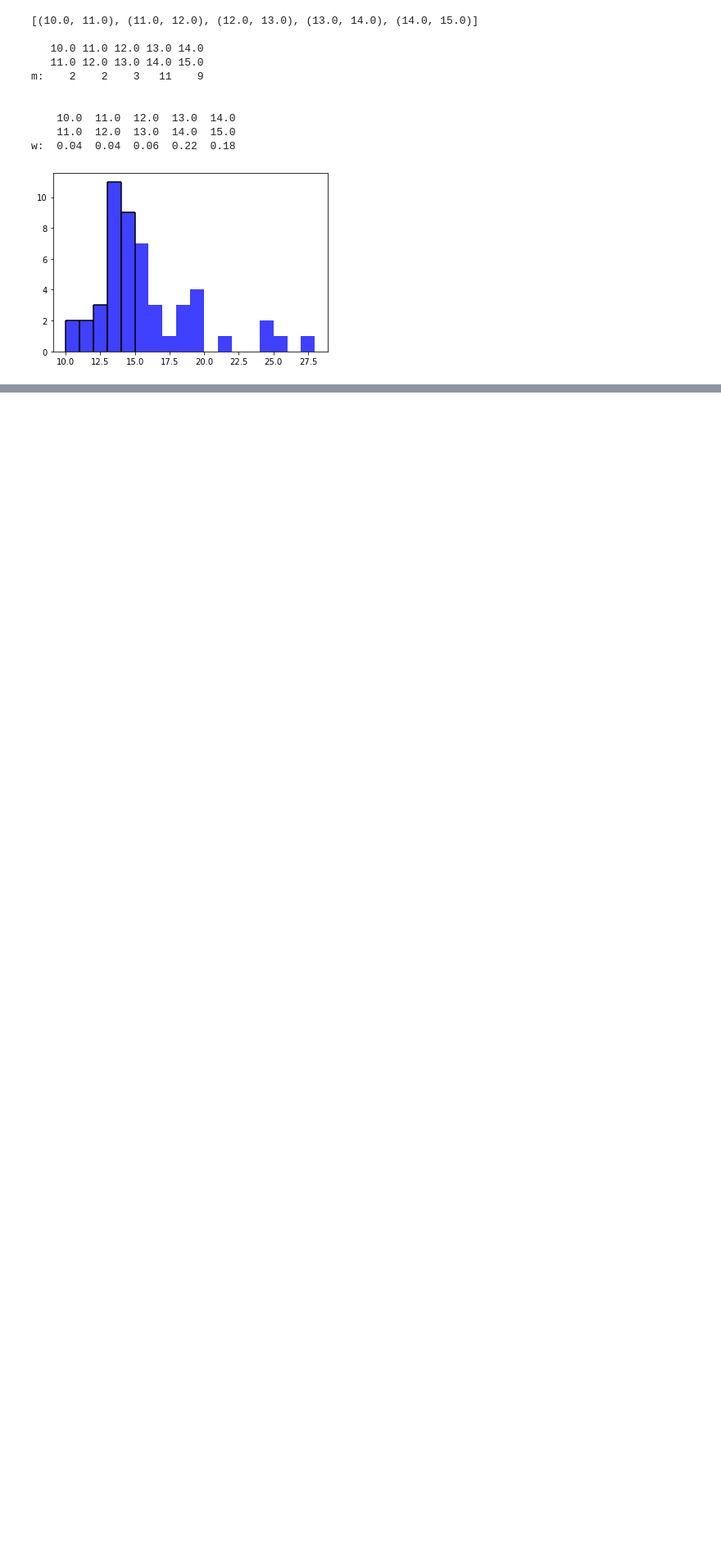
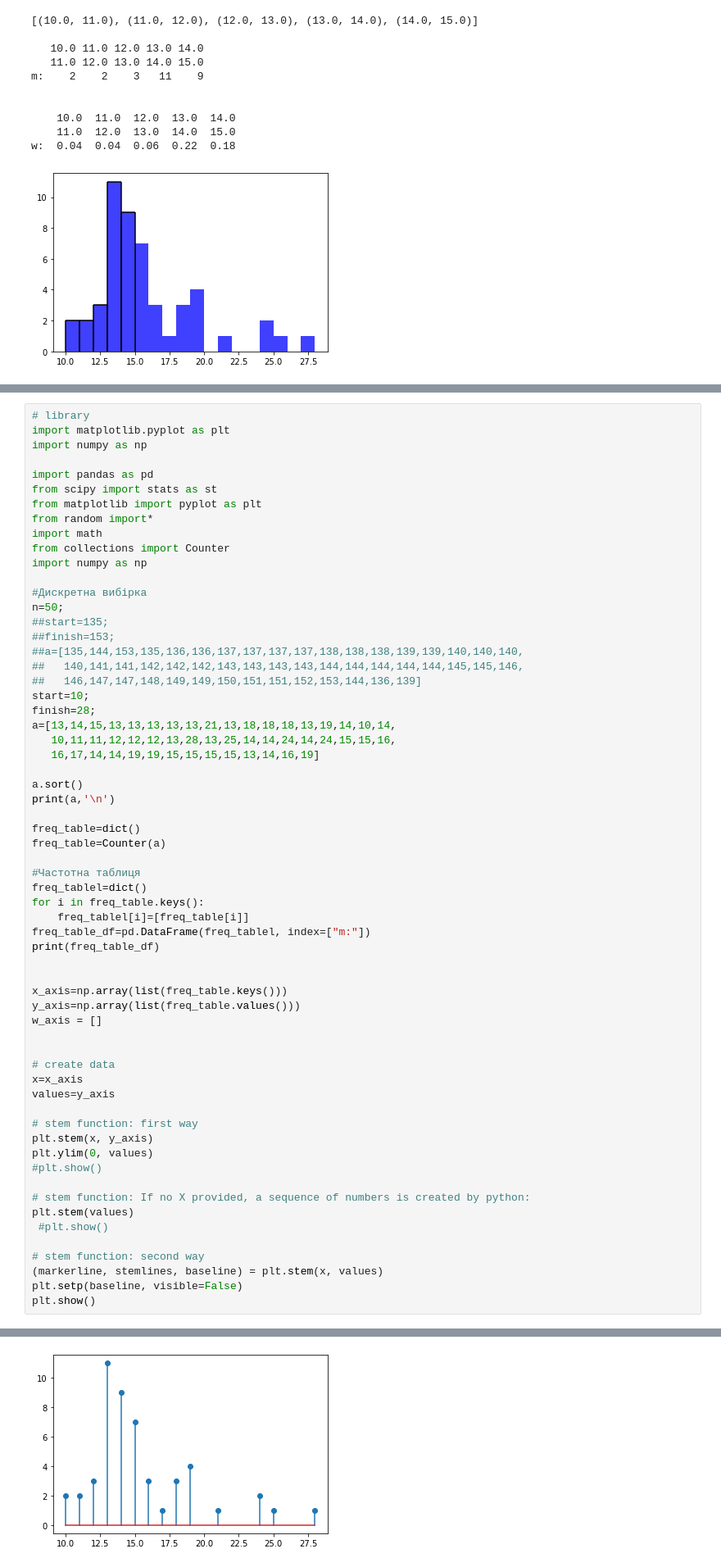
Before and after one commit to KhrystynaMarusenko/MS, a Jupyter notebook: Untitled1.ipynb, the cells around one changed output, grey strips where cells are left out. Shown: that part at 82% size. Drawn from its saved outputs; the diff is of its cells as text; blank space fills up the shorter version.

```diff
--- a/Untitled1.ipynb
+++ b/Untitled1.ipynb
@@ -317,0 +318,63 @@ fig.autofmt_xdate(rotation = 25)
+# %%
+# library
+import matplotlib.pyplot as plt
+import numpy as np
+
+import pandas as pd
+from scipy import stats as st
+from matplotlib import pyplot as plt
+from random import*
+import math
+from collections import Counter
+import numpy as np
+
+#Дискретна вибірка
+n=50;
+##start=135;
+##finish=153;
+##a=[135,144,153,135,136,136,137,137,137,137,138,138,138,139,139,140,140,140,
+##   140,141,141,142,142,142,143,143,143,143,144,144,144,144,144,145,145,146,
+##   146,147,147,148,149,149,150,151,151,152,153,144,136,139]
+start=10;
+finish=28;
+a=[13,14,15,13,13,13,13,13,21,13,18,18,18,13,19,14,10,14,
+   10,11,11,12,12,12,13,28,13,25,14,14,24,14,24,15,15,16,
+   16,17,14,14,19,19,15,15,15,15,13,14,16,19]
+
+a.sort()
+print(a,'\n')
+
+freq_table=dict()
+freq_table=Counter(a)
+
+#Частотна таблиця
+freq_tablel=dict()
+for i in freq_table.keys():
+    freq_tablel[i]=[freq_table[i]]
+freq_table_df=pd.DataFrame(freq_tablel, index=["m:"])
+print(freq_table_df)
+
+
+x_axis=np.array(list(freq_table.keys()))
+y_axis=np.array(list(freq_table.values()))
+w_axis = []
+
+
+# create data
+x=x_axis
+values=y_axis
+
+# stem function: first way
+plt.stem(x, y_axis)
+plt.ylim(0, values)
+#plt.show()
+
+# stem function: If no X provided, a sequence of numbers is created by python:
+plt.stem(values)
+ #plt.show()
+
+# stem function: second way
+(markerline, stemlines, baseline) = plt.stem(x, values)
+plt.setp(baseline, visible=False)
+plt.show()
+# %% [output]
@@ -317,0 +386 @@ fig.autofmt_xdate(rotation = 25)
+[figure, added]
```
Also changed, not shown: parts of 3 cells of this notebook.
